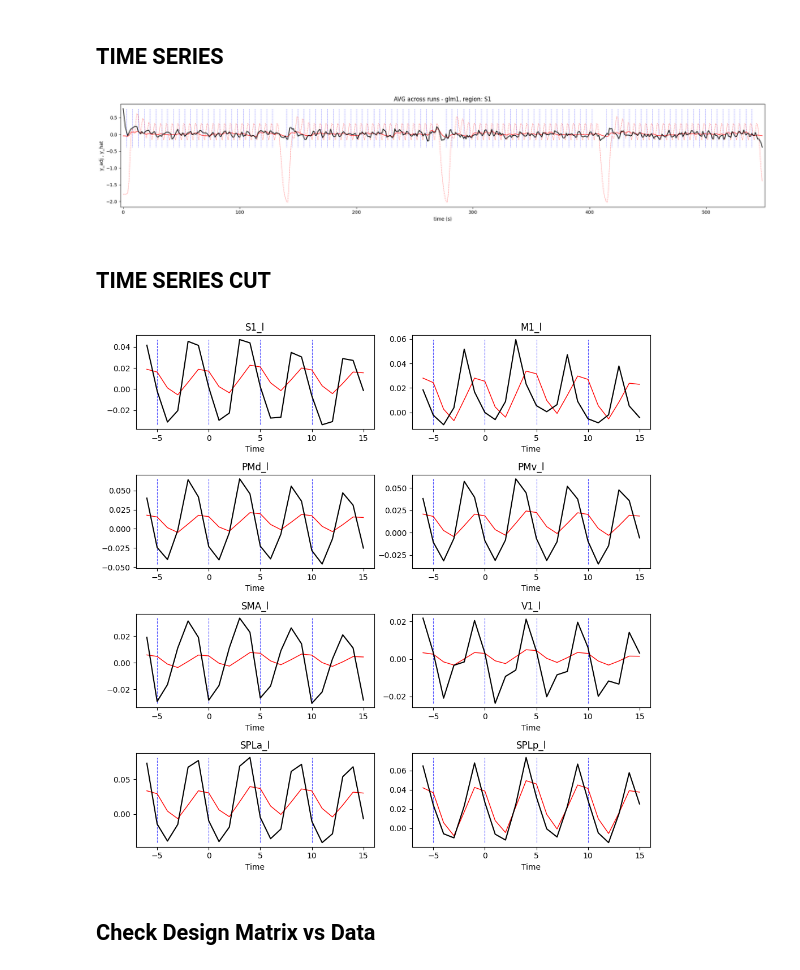
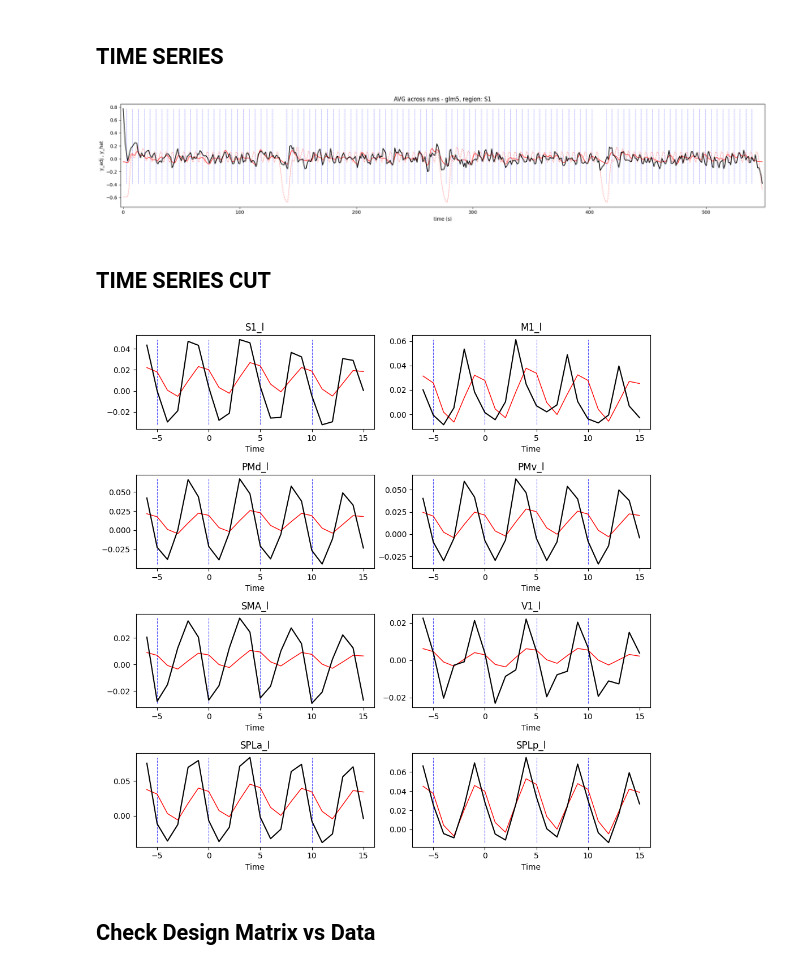
Before and after one commit to alighavam/EFC_patternfMRI, a Jupyter notebook: efcp_mri.ipynb, the cells around one changed output. Cells and saved outputs as stored; diff of their text form; code cells hidden in the pictures.

```diff
--- a/efcp_mri.ipynb
+++ b/efcp_mri.ipynb
@@ -43,7 +43,7 @@ spm.get_info_from_spm_mat()
 ## TIME SERIES
 # %%
 sn = 101
-glm = 1
+glm = 5
 ses = 2
 region = 1
 
@@ -134,39 +134,39 @@ events = pd.read_table(os.path.join(baseDir, behavDir, f's{sn}', f'ses-{ses:02d}
 # T = events.copy()
 # T['y_adj'] = np.nan
 # T['y_hat'] = np.nan
 T = pd.DataFrame()
 
 blocks = np.unique(events['BN'])
 for r in range(np.shape(y_adj)[1]):
     for i, BN in enumerate(blocks):
         tmp = pd.DataFrame()
         y_adj_reg = y_adj[SPM['Sess'][i]['row']-1, r]
         y_hat_reg = y_hat[SPM['Sess'][i]['row']-1, r]
         onsets = events[events['BN']==BN]['Onset']
         y_adj_cut = extract_snippets(y_adj_reg, pre_idx, post_idx, onsets)
         y_hat_cut = extract_snippets(y_hat_reg, pre_idx, post_idx, onsets)
 
         tmp = pd.concat([tmp, events[events['BN']==BN]], axis=1).reset_index(drop=True)
         tmp['region'] = r
 
         col_names = [f"y_adj{i}" for i in range(y_adj_cut.shape[1])]
         df_y_adj = pd.DataFrame(y_adj_cut, columns=col_names)
         tmp = pd.concat([tmp, df_y_adj], axis=1).reset_index(drop=True)
 
         col_names = [f"y_hat{i}" for i in range(y_hat_cut.shape[1])]
         df_y_hat = pd.DataFrame(y_hat_cut, columns=col_names)
         tmp = pd.concat([tmp, df_y_hat], axis=1).reset_index(drop=True)
 
         T = pd.concat([T, tmp], axis=0).reset_index(drop=True)
 
 T.to_csv(os.path.join(baseDir, regDir, f's{sn}', f'ses-{ses:02d}', f'time_series_cut_glm{glm}.csv'), index=False)
 # %% [output]
-[figure, old version]
+[figure, new version]
 # %% [markdown]
 ## TIME SERIES CUT
 # %%
 sn = 101
-glm = 1
+glm = 5
 ses = 2
 
 T = pd.read_csv(os.path.join(baseDir, regDir, f's{sn}', f'ses-{ses:02d}', f'time_series_cut_glm{glm}.csv'))
@@ -192,7 +192,7 @@ plt.tight_layout()
 plt.savefig(f'./figures/efcp_Yhat_Yadj_my_glm{glm}_ses{ses}.pdf', bbox_inches="tight")
 plt.show()
 # %% [output]
-[figure, old version]
+[figure, new version]
 # %% [markdown]
 ## Check Design Matrix vs Data
 # %%
```
